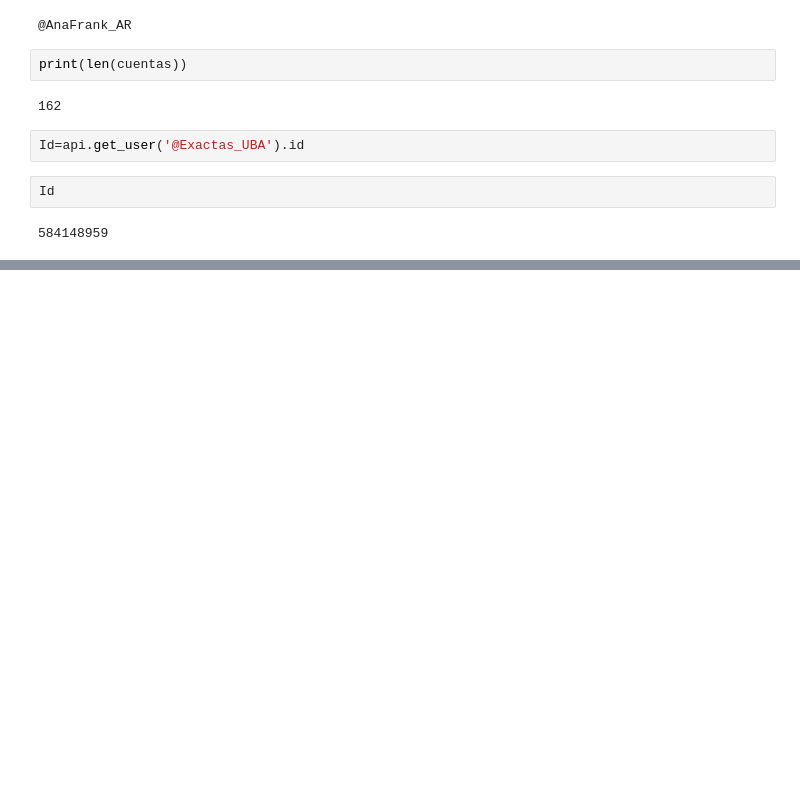
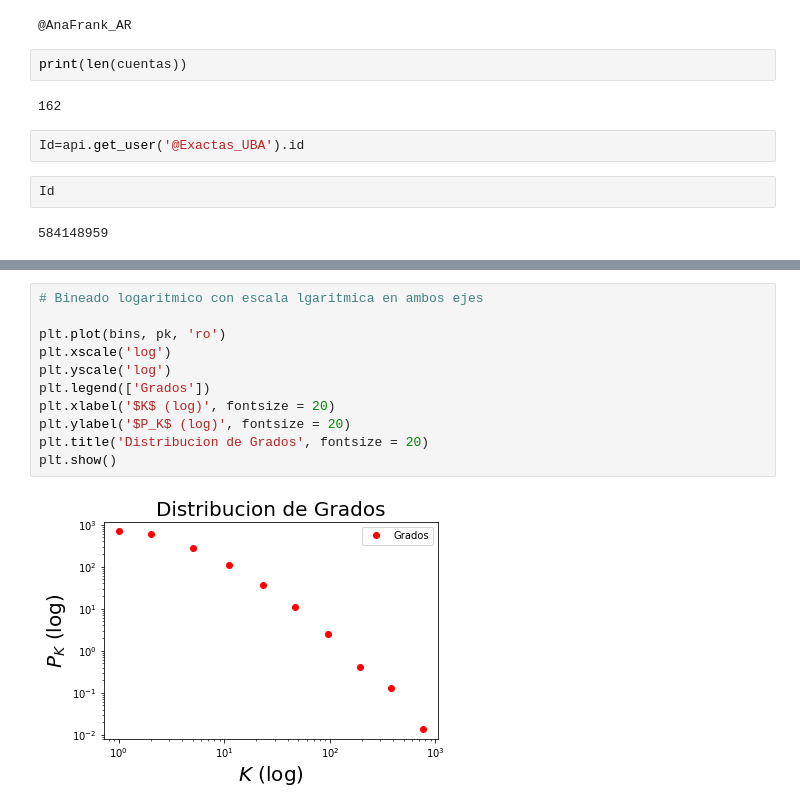
Before and after one commit to alangivre/NocheMuseos, a Jupyter notebook: LevantaTweets.ipynb, the cells around one changed output, grey strips where cells are left out. Saved outputs shown, nothing was run; the diff lists cells and outputs as text; blank space fills up the shorter version.

```diff
--- a/LevantaTweets.ipynb
+++ b/LevantaTweets.ipynb
@@ -672,0 +762,13 @@ Id
+# %%
+# Bineado logaritmico con escala lgaritmica en ambos ejes
+
+plt.plot(bins, pk, 'ro')
+plt.xscale('log')
+plt.yscale('log')
+plt.legend(['Grados'])
+plt.xlabel('$K$ (log)', fontsize = 20)
+plt.ylabel('$P_K$ (log)', fontsize = 20)
+plt.title('Distribucion de Grados', fontsize = 20)
+plt.show()
+# %% [output]
+[figure, added]
```
Also changed, not shown: parts of 16 cells of this notebook, 2 other files.
